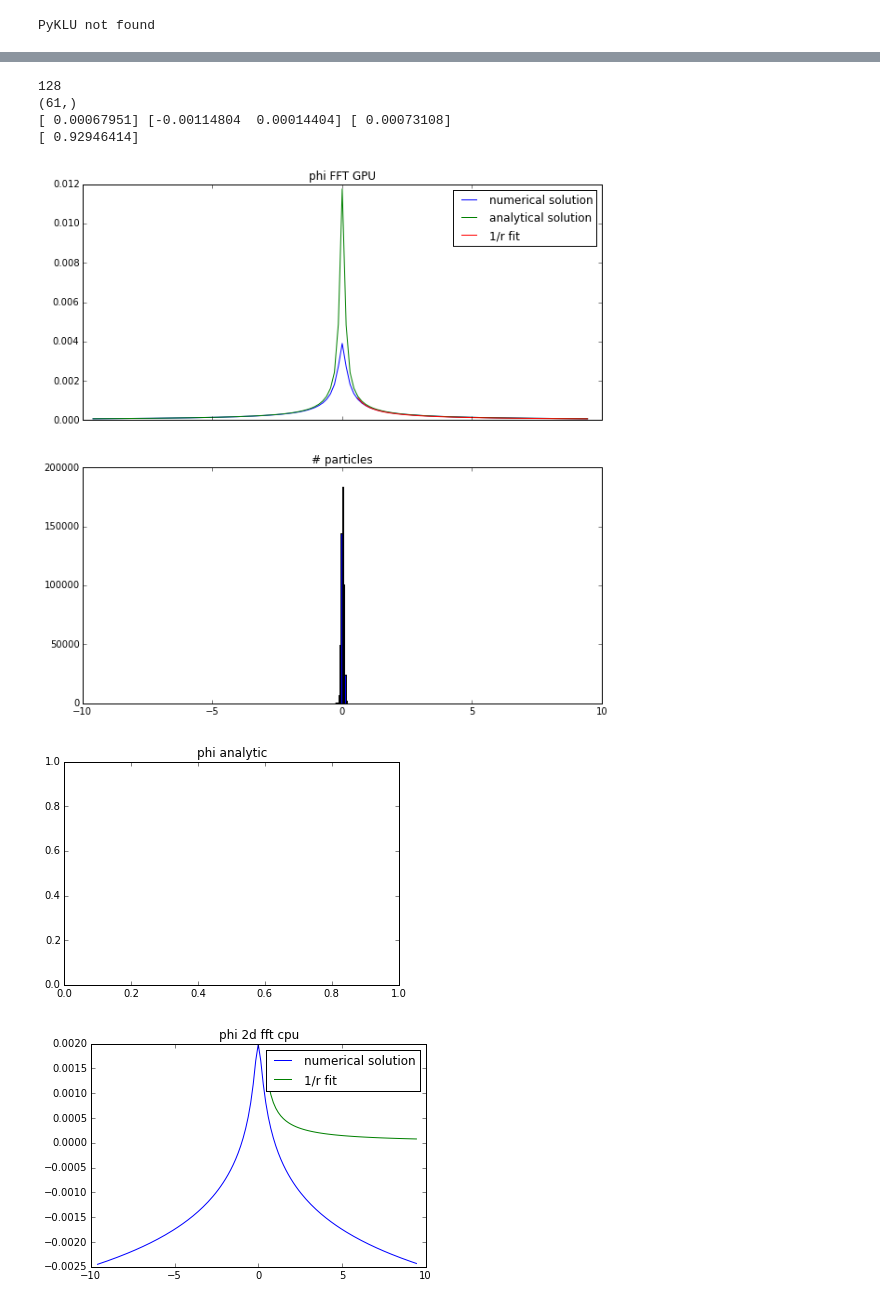
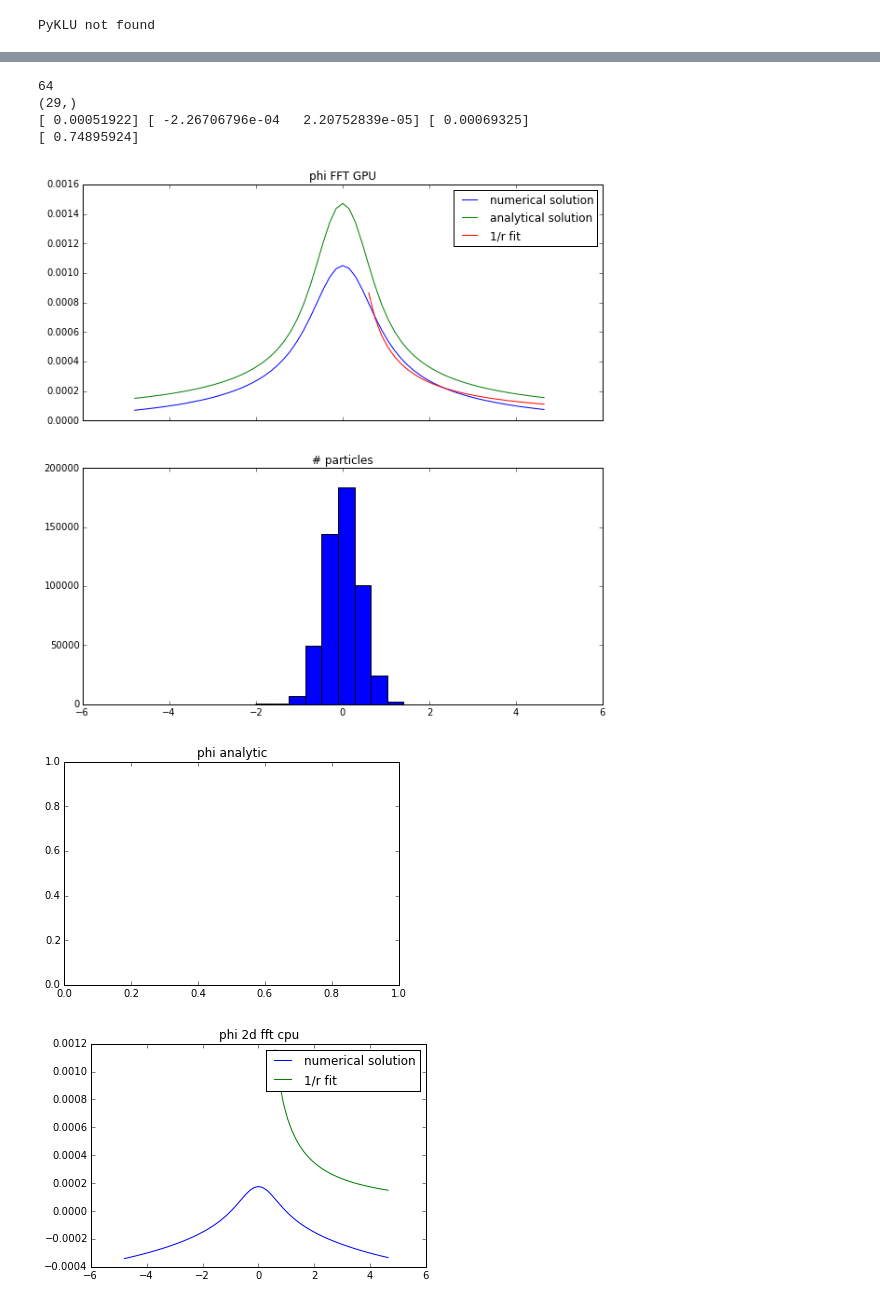
Before and after one commit to PyCOMPLETE/PyPIC, a Jupyter notebook: test_fft_gpu.ipynb, the cells around one changed output, grey strips where cells are left out. Cells and saved outputs as stored; diff of their text form; code cells hidden in the pictures.

```diff
--- a/test_fft_gpu.ipynb
+++ b/test_fft_gpu.ipynb
@@ -34,7 +34,7 @@ import numpy as np
 # %%
 # define mesh, poissonsolver and PIC
 #mesh = RectMesh3D(0., 0., 0., 0.1, 0.1, 0.1, nx=256, ny=256, nz=32, mathlib=cumath)
-nx, ny, nz = 128, 128, 256
+nx, ny, nz = 64, 128, 256
 dx = dy = dz = 0.15
 x_aper = nx*dx/2.
 y_aper = ny*dy/2.
@@ -42,10 +42,10 @@ z_aper = nz*dz/2.
 mesh = RectMesh3D(-x_aper, -y_aper, -z_aper , dx, dy, dz, nx, ny, nz, mathlib=cumath)
 print mesh.x0
 print mesh.x0 + mesh.nx*mesh.dx
-poissonsolver = FFT.GPU_FFT_OpenBoundary(mesh, 0)
-poissonsolver_CPU = FFT.DEBUG_FFT3_OpenBoundary(mesh, 0)
+poissonsolver = FFT.GPU_FFT_OpenBoundary(mesh, True)
+poissonsolver_numpyfft = FFT.DEBUG_FFT3_OpenBoundary(mesh, False)
 #pic = PIC(mesh, poissonsolver, context=context)
-pic = PIC(mesh, poissonsolver_CPU, context=context)
+pic = PIC(mesh, poissonsolver_numpyfft, context=context)
 
 
 poissonsolver2d = FFT.FFT_OpenBoundary_SquareGrid(x_aper=x_aper, y_aper=y_aper, Dh=mesh.dx)
@@ -61,7 +61,7 @@ mesh_center_x = mesh.x0 + 0.5*mesh.nx*mesh.dx
 mesh_center_y = mesh.y0 + 0.5*mesh.ny*mesh.dy
 mesh_center_z = mesh.z0 + 0.5*mesh.nz*mesh.dz
 N = 500*1024
-sigma = 0.05
+sigma = 0.4
 xx = np.random.normal(mesh_center_x, sigma, N)
 yy = np.random.normal(mesh_center_y, sigma, N)
 zz = np.random.normal(mesh_center_z, sigma, N)
@@ -98,7 +153,18 @@ zz = gpuarray.to_gpu(zz)
 picFFT = PIC_FFT.FFT_OpenBoundary_SquareGrid(x_aper=x_aper, y_aper=y_aper, Dh = mesh.dx, fftlib='pyfftw')
 nel_part = np.zeros(len(xx.get()))+1
 picFFT.scatter(xx.get(), yy.get(), nel_part, charge=e)
-
+# substitute rho with the circular charge
+print picFFT.rho.T.shape
+ny, nx = picFFT.rho.T.shape
+R2 = 5.**2
+# rho_gianni = 0*picFFT.rho
+# for j in xrange(ny):
+#     for i in xrange(nx):
+#         inside = picFFT.xg[i]**2 + picFFT.yg[j]**2 < R2
+#         if inside:
+#             rho_gianni[j,i] = 1./(picFFT.dx*picFFT.dy*picFFT.Dh)
+# picFFT.rho = rho_gianni
+print picFFT.dx, picFFT.dy, picFFT.Dh
 picFFT.solve()
 # %% [output]
 Start PIC init.:
@@ -144,7 +176,7 @@ print phi.shape
 # %%
 print poissonsolver2d.Nxg, poissonsolver2d.Nyg
 rho_ = rho.get()[mesh.nz//2]
-rho_big = np.zeros((129,129), dtype=np.float64)
+rho_big = np.zeros((mesh.ny+1,mesh.nx+1), dtype=np.float64)
 rho_big[1:, 1:] = rho_
 phi_2d = poissonsolver2d.poisson_solve(rho_big*mesh.volume_elem)
 # %% [output]
@@ -287,9 +349,9 @@ plot_potential_fft_open(phi.get()[:,:,mesh.nx//2],
 # %%
 xxx = np.arange(mesh.x0, mesh.x0+mesh.nx*mesh.dx, dx)
-start_fit = 68
+start_fit = mesh.nx/2 + 4
 fit_xxx = xxx[start_fit:]
 print(len(xxx))
-phi_2d = phi_2d.reshape(129, 129)
+phi_2d = phi_2d.reshape(mesh.ny+1, mesh.nx+1)
 print phi_2d[ny//2,start_fit:].shape
 def fn(r, a):
     return a*(1./r)
@@ -320,37 +382,37 @@ axarr[1].set_title('# particles')
 axarr[1].hist(xx.get())#,weights=np.ones(len(xx.get))*np.max(phi.get()[mesh.nx//2, mesh.ny//2,:]))
 plt.show()
 #plt.plot(xxx,phi_analytic[mesh.nz//2, mesh.ny//2,:], label='analytic solution')
 #plt.plot(fit_xxx, fn(fit_xxx, *popt_analytic), label='1/r fit')
 
 plt.legend()
 plt.title('phi analytic')
 plt.show()
 plt.plot(xxx,phi_2d[mesh.ny//2,1:], label='numerical solution')
 plt.plot(fit_xxx, fn(fit_xxx, *popt_analytic), label='1/r fit')
 plt.legend()
 plt.title('phi 2d fft cpu')
 plt.show()
 # plt.plot(picFFT.phi.T[mesh.ny//2,1:])
 # #plt.plot(fit_xxx, fn(fit_xxx, *popt_CPU))
 # plt.title('phi 2d fft cpu old')
 # plt.show()
 
 f, axarr = plt.subplots(2, sharex=True)
 f.set_figheight(10)
 f.set_figwidth(10)
 
 axarr[0].set_title('phi 2d FFT CPU (old)')
 xxx_old = picFFT.xg
 axarr[0].plot(xxx_old,picFFT.phi.T[mesh.ny//2,:],label = 'numerical solution')
 axarr[0].legend()
 axarr[1].set_title('# particles')
 axarr[1].hist(xx.get())#,weights=np.ones(len(xx.get))*np.max(phi.get()[mesh.nx//2, mesh.ny//2,:]))
 plt.show()
 # %% [output]
-128
-(61,)
-[ 0.00067951] [-0.00114804  0.00014404] [ 0.00073108]
-[ 0.92946414]
+64
+(29,)
+[ 0.00051922] [ -2.26706796e-04   2.20752839e-05] [ 0.00069325]
+[ 0.74895924]
-[figure, old version]
+[figure, new version]
 [figure]
-[figure, old version]
+[figure, new version]
```
Also changed, not shown: parts of 15 cells of this notebook, 1 other file.
